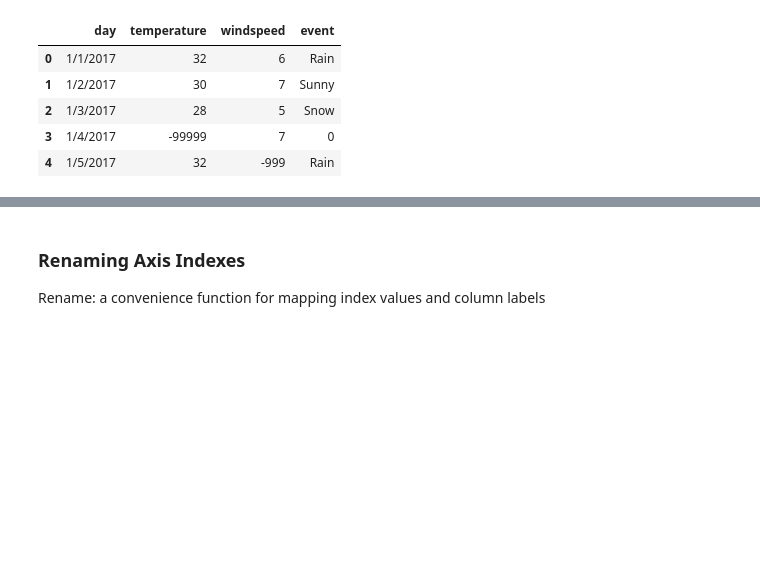
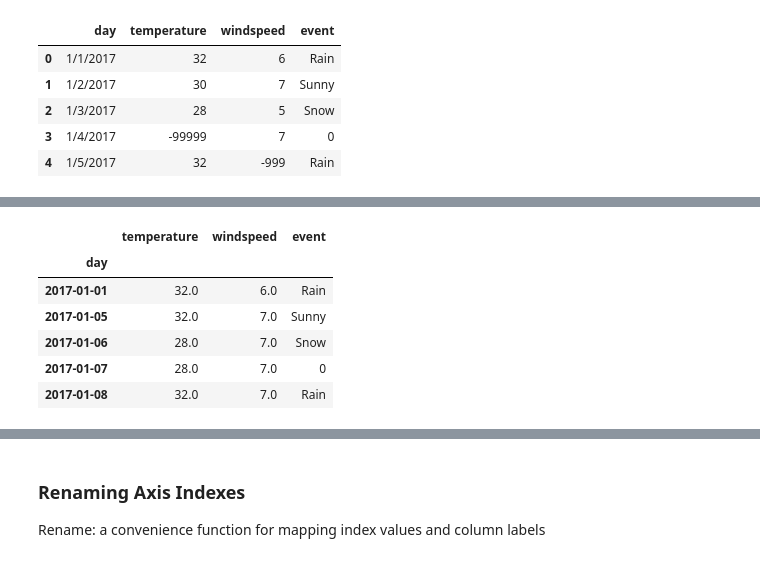
Before and after one commit to weihua77/Data_Science_Daily, a Jupyter notebook: I_Data_Wrangling_Python/2_Data_Cleaning_and_Preprocessing.ipynb, the cells around one changed output, grey strips where cells are left out. Saved outputs shown, nothing was run; the diff lists cells and outputs as text; code cells hidden in the pictures; blank space fills up the shorter version.

```diff
--- a/I_Data_Wrangling_Python/2_Data_Cleaning_and_Preprocessing.ipynb
+++ b/I_Data_Wrangling_Python/2_Data_Cleaning_and_Preprocessing.ipynb
@@ -385,0 +423,10 @@ df2.replace({
+# %%
+df3.fillna(method='ffill')
+# %% [output]
+|  | temperature | windspeed | event |
+| day |  |  |  |
+| 2017-01-01 | 32.0 | 6.0 | Rain |
+| 2017-01-05 | 32.0 | 7.0 | Sunny |
+| 2017-01-06 | 28.0 | 7.0 | Snow |
+| 2017-01-07 | 28.0 | 7.0 | 0 |
+| 2017-01-08 | 32.0 | 7.0 | Rain |
```
Also changed, not shown: parts of 9 cells of this notebook, 2 other files.
